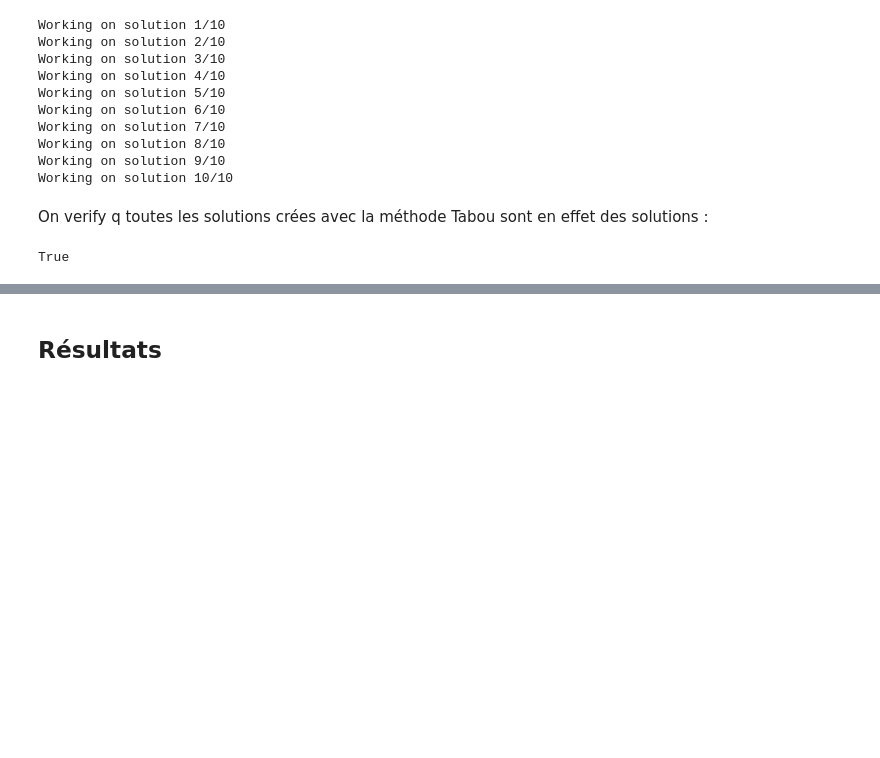
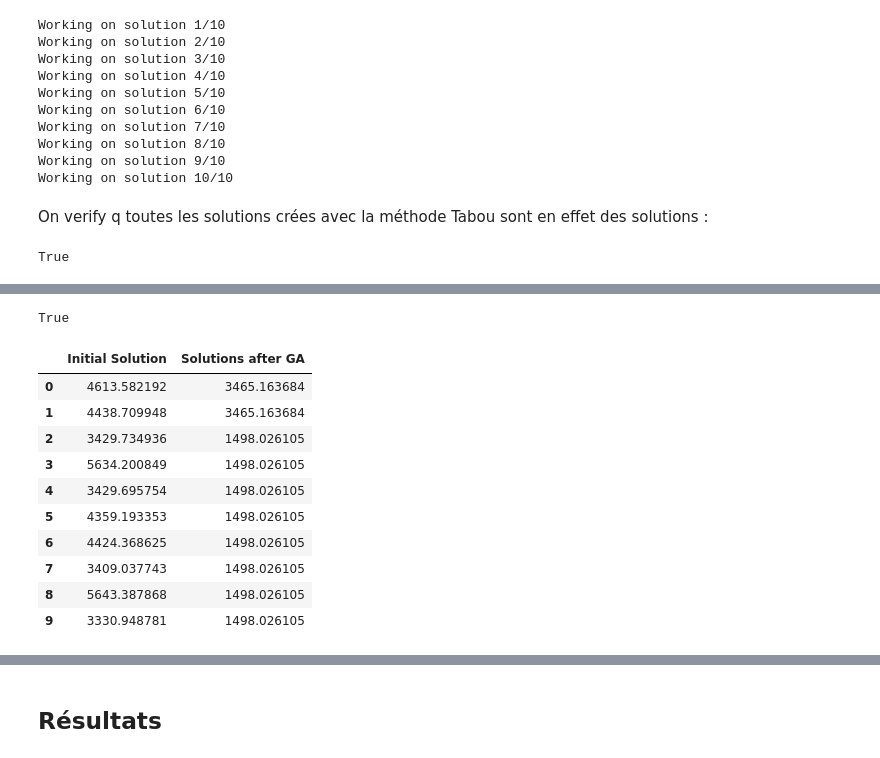
Before and after one commit to pabloskewes/ICO, a Jupyter notebook: codes/laboratory.ipynb, the cells around one changed output, grey strips where cells are left out. Cells and saved outputs as stored; diff of their text form; code cells hidden in the pictures; blank space fills up the shorter version.

```diff
--- a/codes/laboratory.ipynb
+++ b/codes/laboratory.ipynb
@@ -162,0 +189,20 @@ Text(0.5, 1.0, 'Scatter plot of 10 random solutions of a simple VRPTW instance,
+# %%
+all((solution_checker(vrptw, sol) for sol in ga_solutions))
+# %% [output]
+True
+# %%
+df = pd.DataFrame({'Initial Solution': map(cost, solutions),
+                  'Solutions after GA': map(cost, ga_solutions)})
+df
+# %% [output]
+|  | Initial Solution | Solutions after GA |
+| 0 | 4613.582192 | 3465.163684 |
+| 1 | 4438.709948 | 3465.163684 |
+| 2 | 3429.734936 | 1498.026105 |
+| 3 | 5634.200849 | 1498.026105 |
+| 4 | 3429.695754 | 1498.026105 |
+| 5 | 4359.193353 | 1498.026105 |
+| 6 | 4424.368625 | 1498.026105 |
+| 7 | 3409.037743 | 1498.026105 |
+| 8 | 5643.387868 | 1498.026105 |
+| 9 | 3330.948781 | 1498.026105 |
```
Also changed, not shown: parts of 14 cells of this notebook.
